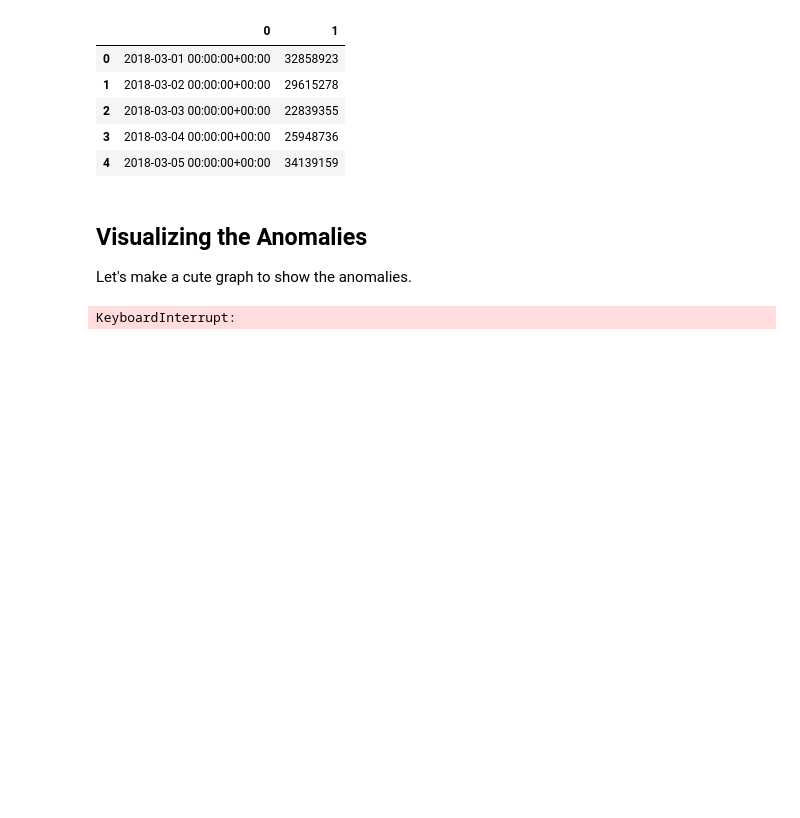
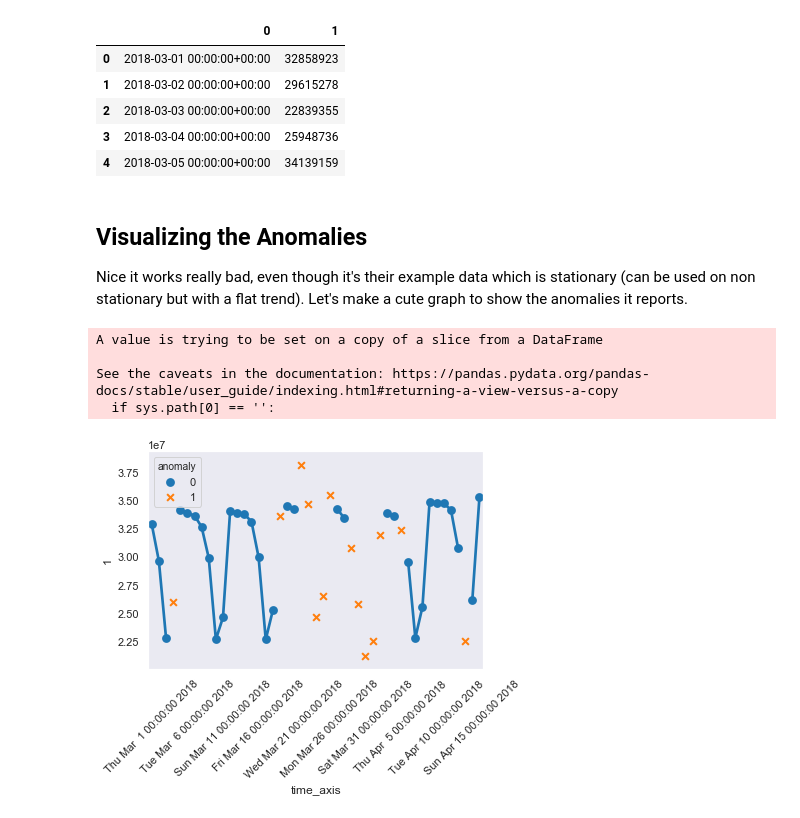
Before and after one commit to harrisonford/azure-containers, a Jupyter notebook: anomaly-tests.ipynb, the cells around one changed output. Saved outputs shown, nothing was run; the diff lists cells and outputs as text; code cells hidden in the pictures; blank space fills up the shorter version.

Commit message:
made the MSFT NASDAQ example for anomaly detection

```diff
--- a/anomaly-tests.ipynb
+++ b/anomaly-tests.ipynb
@@ -74,16 +74,41 @@ Detecting anomalies in the entire time series.
 # %% [markdown]
 ## Visualizing the Anomalies
 
-Let's make a cute graph to show the anomalies.
+Nice it works really bad, even though it's their example data which is stationary (can be used
+on non stationary but with a flat trend). Let's make a cute graph to show the anomalies it reports.
 # %%
 import seaborn as sns
 import matplotlib.pyplot as plt
+import numpy as np
 
 
-# but first we have to convert timestamp to time format else we can't plot
+# first we have to convert timestamp to time format else we can't plot
 timestamps = data[data.columns[0]].tolist()
-data[data.columns[0]] = [a_stamp.ctime() for a_stamp in data[data.columns[0]]]
-sns.lineplot(x=data.columns[0], y=data.columns[1], hue=None, data=data)
+data['time_axis'] = [a_stamp.ctime() for a_stamp in data[data.columns[0]]]
+
+# now we save freak indexes as a mask
+data['anomaly'] = np.zeros(len(data['time_axis']), dtype=int)
+data['anomaly'][freaks] = 1
+
+# make the seaborn plot
+fig, ax = plt.subplots()
+# set the style
+sns.set_context('notebook')
+sns.set_style('dark')
+# set the series
+point_plt = sns.pointplot(x='time_axis', y=data.columns[1], data=data, hue='anomaly', ax=ax,
+                          markers=["o", "x"], linestyles=["-", ""])
+# set tick frequency and orientation
+point_plt.set_xticklabels(point_plt.get_xticklabels(), rotation=45)
+for ind, label in enumerate(ax.get_xticklabels()):
+    if ind % 5 == 0:  # every nth label is kept
+        label.set_visible(True)
+    else:
+        label.set_visible(False)
 plt.show()
 # %% [output]
-KeyboardInterrupt:
+A value is trying to be set on a copy of a slice from a DataFrame
+
+See the caveats in the documentation: https://pandas.pydata.org/pandas-docs/stable/user_guide/indexing.html#returning-a-view-versus-a-copy
+  if sys.path[0] == '':
+[figure, added]
```
Also changed, not shown: parts of 2 cells of this notebook.
